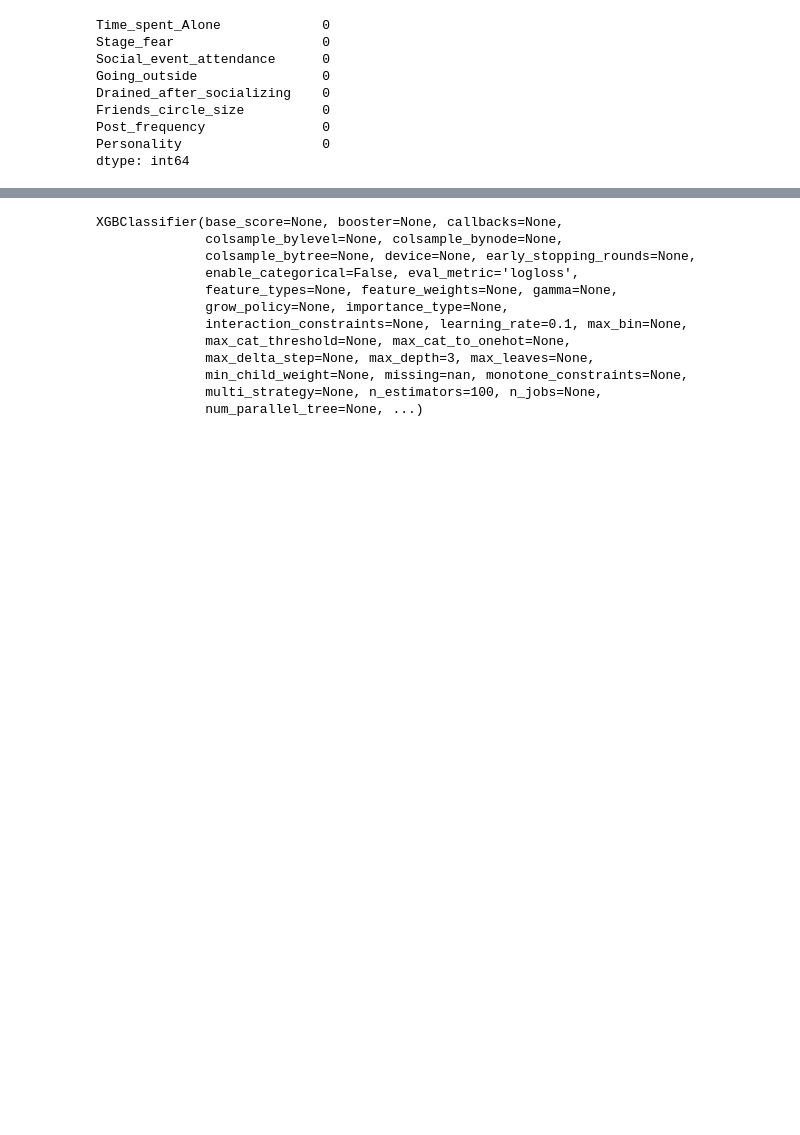
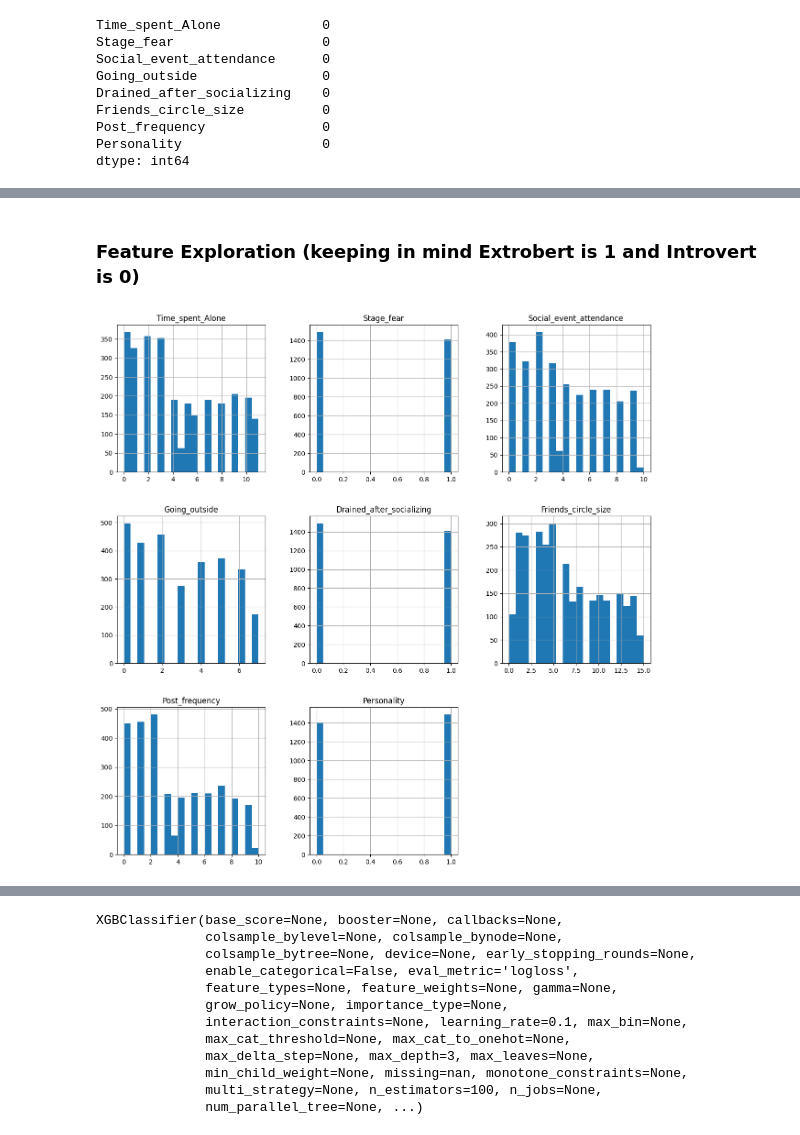
Before and after one commit to lucas-berth/Introvert_Extrovert_Modeling, a Jupyter notebook: modeling.ipynb, the cells around one changed output, grey strips where cells are left out. Saved outputs shown, nothing was run; the diff lists cells and outputs as text; code cells hidden in the pictures; blank space fills up the shorter version.

```diff
--- a/modeling.ipynb
+++ b/modeling.ipynb
@@ -83,3 +120,10 @@ data.head()
 | 2 | 9.0 | 1 | 1.0 | 2.0 | 1 | ... |
 | 3 | 0.0 | 0 | 6.0 | 7.0 | 0 | ... |
 | 4 | 3.0 | 0 | 9.0 | 4.0 | 0 | ... |
+# %% [markdown]
+### Feature Exploration (keeping in mind Extrobert is 1 and Introvert is 0)
+# %%
+data.hist(bins=20,figsize=(15, 15))
+plt.show()
+# %% [output]
+[figure, added]
```
Also changed, not shown: parts of 11 cells of this notebook.
